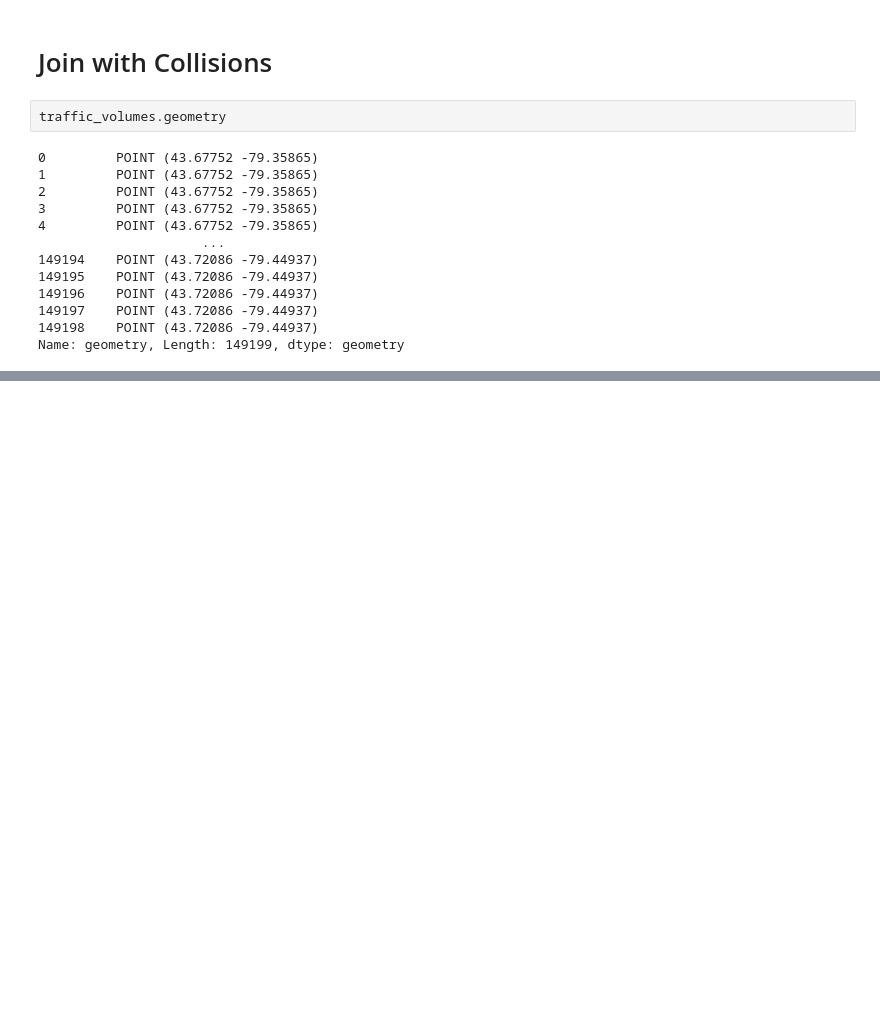
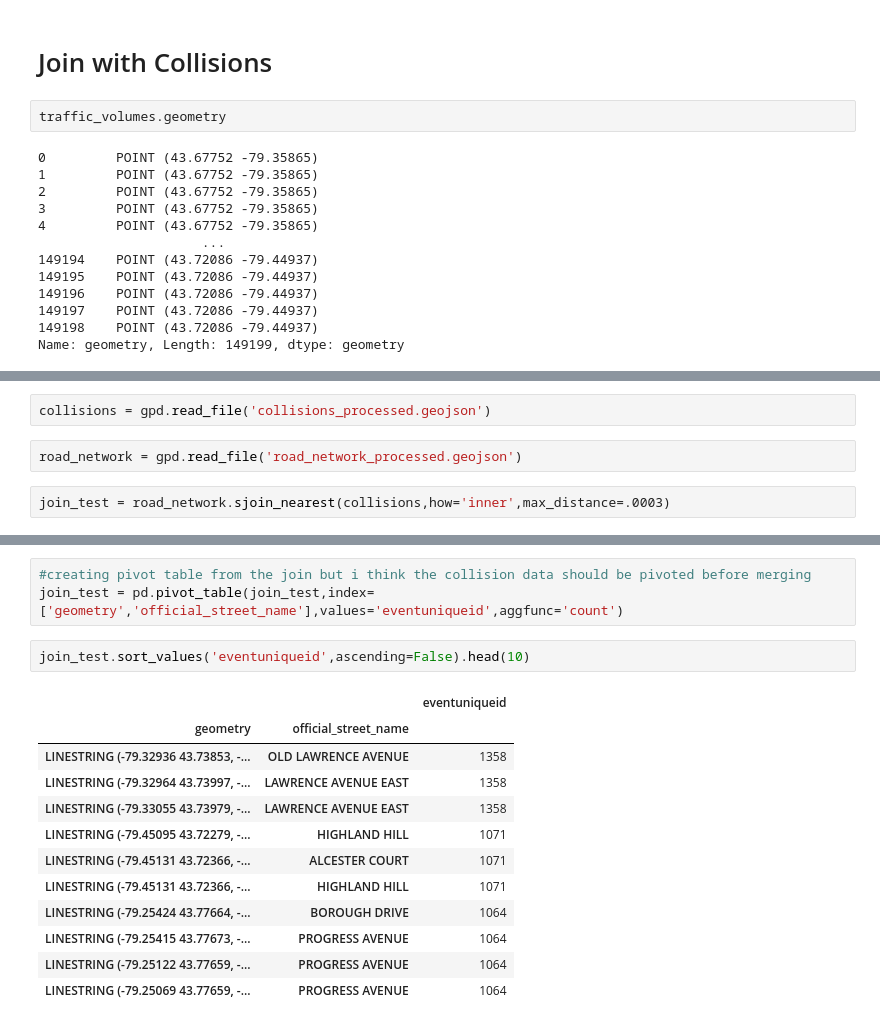
Before and after one commit to rakeenahmed/toronto-ksi, a Jupyter notebook: Spatial Merging/Spatial_Joins.ipynb, the cells around one changed output, grey strips where cells are left out. Drawn from its saved outputs; the diff is of its cells as text; blank space fills up the shorter version.

```diff
--- a/Spatial Merging/Spatial_Joins.ipynb
+++ b/Spatial Merging/Spatial_Joins.ipynb
@@ -217,0 +236,6 @@ Name: geometry, Length: 149199, dtype: geometry
+# %%
+collisions = gpd.read_file('collisions_processed.geojson')
+# %%
+road_network = gpd.read_file('road_network_processed.geojson')
+# %%
+join_test = road_network.sjoin_nearest(collisions,how='inner',max_distance=.0003)
@@ -217,0 +262,18 @@ Name: geometry, Length: 149199, dtype: geometry
+# %%
+#creating pivot table from the join but i think the collision data should be pivoted before merging
+join_test = pd.pivot_table(join_test,index=['geometry','official_street_name'],values='eventuniqueid',aggfunc='count')
+# %%
+join_test.sort_values('eventuniqueid',ascending=False).head(10)
+# %% [output]
+|  |  | eventuniqueid |
+| geometry | official_street_name |  |
+| LINESTRING (-79.32936 43.73853, -... | OLD LAWRENCE AVENUE | 1358 |
+| LINESTRING (-79.32964 43.73997, -... | LAWRENCE AVENUE EAST | 1358 |
+| LINESTRING (-79.33055 43.73979, -... | LAWRENCE AVENUE EAST | 1358 |
+| LINESTRING (-79.45095 43.72279, -... | HIGHLAND HILL | 1071 |
+| LINESTRING (-79.45131 43.72366, -... | ALCESTER COURT | 1071 |
+| LINESTRING (-79.45131 43.72366, -... | HIGHLAND HILL | 1071 |
+| LINESTRING (-79.25424 43.77664, -... | BOROUGH DRIVE | 1064 |
+| LINESTRING (-79.25415 43.77673, -... | PROGRESS AVENUE | 1064 |
+| LINESTRING (-79.25122 43.77659, -... | PROGRESS AVENUE | 1064 |
+| LINESTRING (-79.25069 43.77659, -... | PROGRESS AVENUE | 1064 |
```
Also changed, not shown: parts of 11 cells of this notebook, 17 other files.
